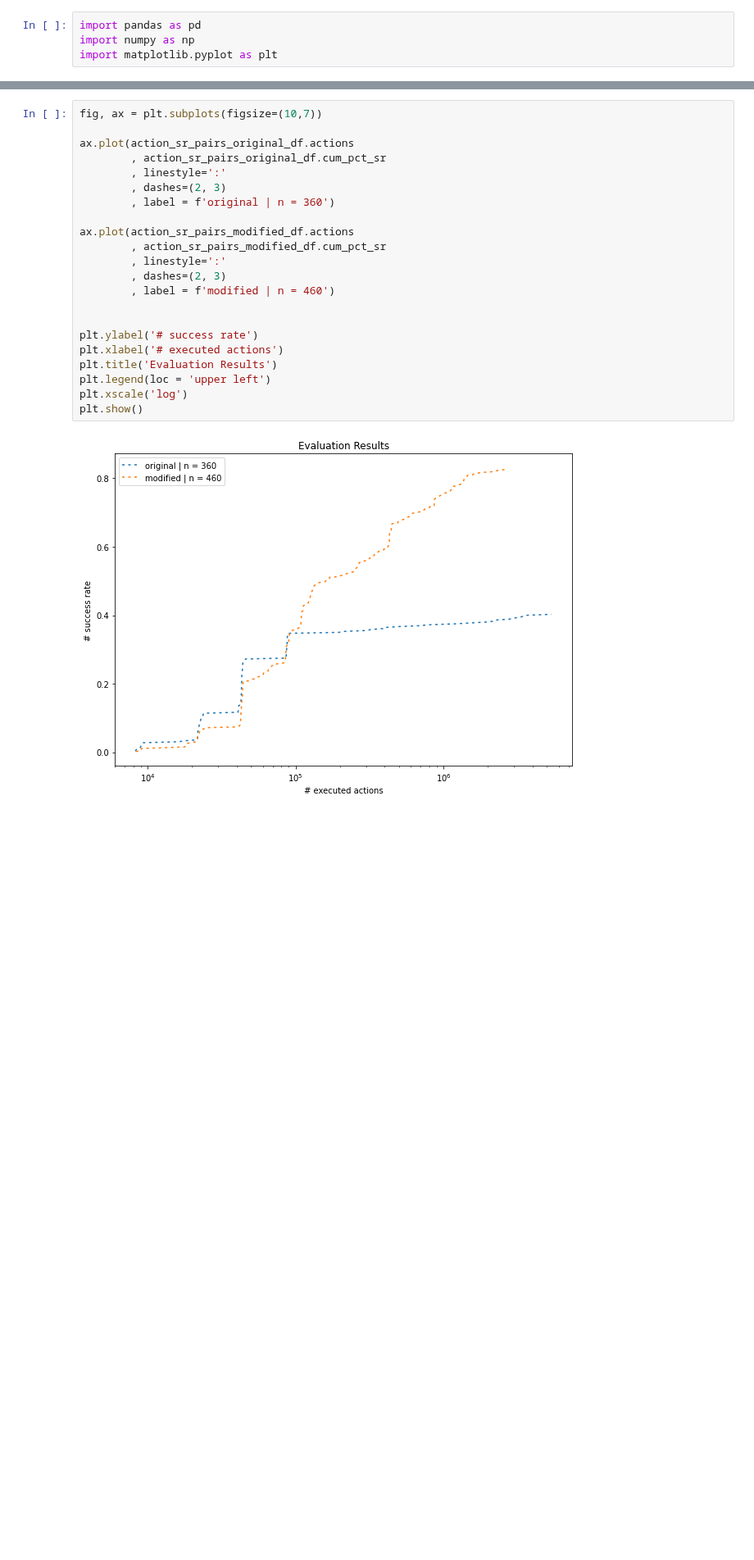
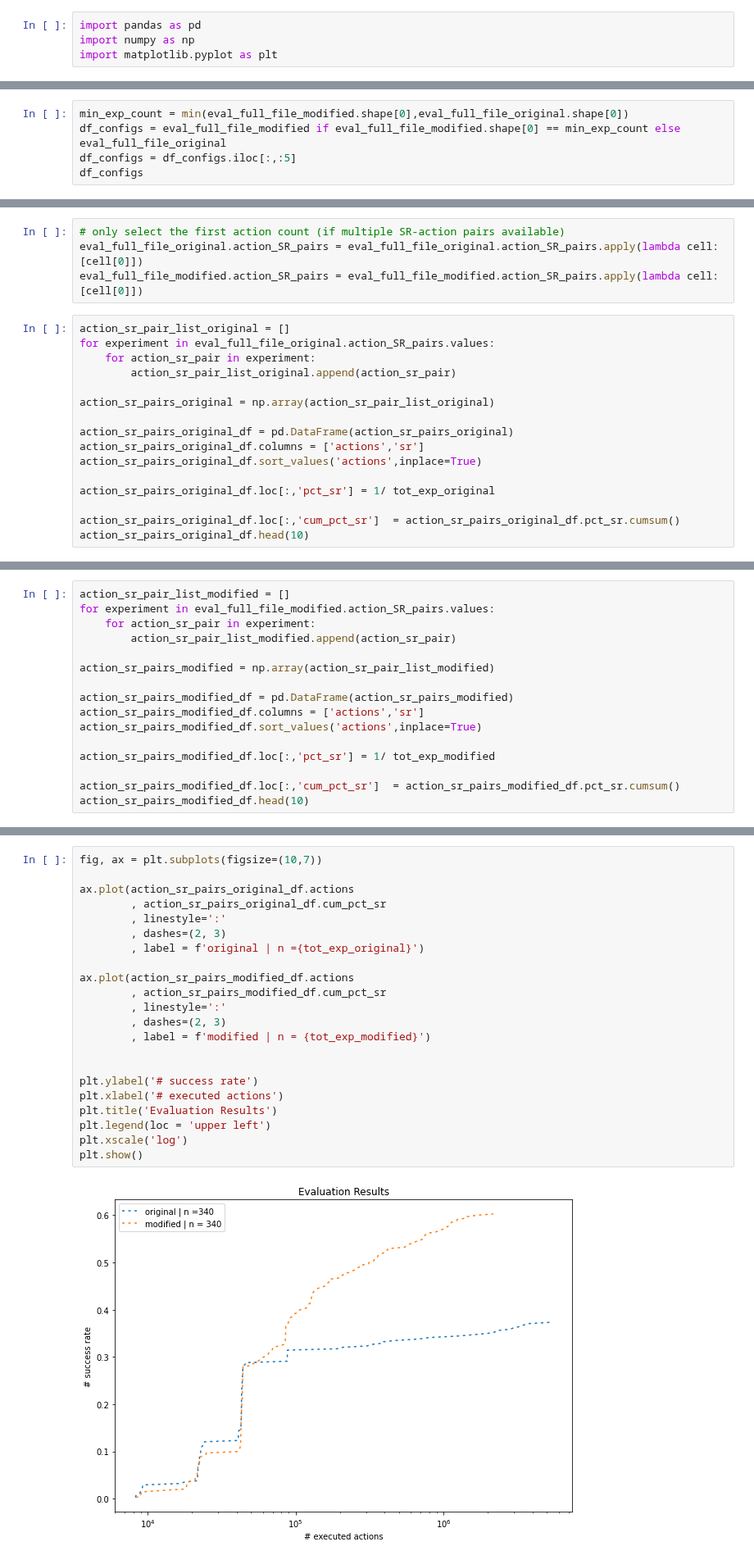
Before and after one commit to PandulaP/RL_Research, a Jupyter notebook: Pb_policy_iteration/cart_pole_modified_env/reproduce_FHCP_results/evaluation_results.ipynb, the cells around one changed output, grey strips where cells are left out. Shown at 82% size. Drawn from its saved outputs; the diff is of its cells as text; blank space fills up the shorter version.

Commit message:
updated evaluation plot: same experiment results for modified and original algorithms

```diff
--- a/Pb_policy_iteration/cart_pole_modified_env/reproduce_FHCP_results/evaluation_results.ipynb
+++ b/Pb_policy_iteration/cart_pole_modified_env/reproduce_FHCP_results/evaluation_results.ipynb
@@ -7,0 +81,5 @@ action_sr_pairs_modified_df = pd.read_csv('modified_algo/modified_algo_eval_data
+# %%
+min_exp_count = min(eval_full_file_modified.shape[0],eval_full_file_original.shape[0])
+df_configs = eval_full_file_modified if eval_full_file_modified.shape[0] == min_exp_count else eval_full_file_original
+df_configs = df_configs.iloc[:,:5]
+df_configs
@@ -7,0 +129,20 @@ action_sr_pairs_modified_df = pd.read_csv('modified_algo/modified_algo_eval_data
+# %%
+# only select the first action count (if multiple SR-action pairs available)
+eval_full_file_original.action_SR_pairs = eval_full_file_original.action_SR_pairs.apply(lambda cell: [cell[0]])
+eval_full_file_modified.action_SR_pairs = eval_full_file_modified.action_SR_pairs.apply(lambda cell: [cell[0]])
+# %%
+action_sr_pair_list_original = []
+for experiment in eval_full_file_original.action_SR_pairs.values:
+    for action_sr_pair in experiment:
+        action_sr_pair_list_original.append(action_sr_pair)
+
+action_sr_pairs_original = np.array(action_sr_pair_list_original)
+
+action_sr_pairs_original_df = pd.DataFrame(action_sr_pairs_original)
+action_sr_pairs_original_df.columns = ['actions','sr']
+action_sr_pairs_original_df.sort_values('actions',inplace=True)
+
+action_sr_pairs_original_df.loc[:,'pct_sr'] = 1/ tot_exp_original
+
+action_sr_pairs_original_df.loc[:,'cum_pct_sr']  = action_sr_pairs_original_df.pct_sr.cumsum()
+action_sr_pairs_original_df.head(10)
@@ -7,0 +161,16 @@ action_sr_pairs_modified_df = pd.read_csv('modified_algo/modified_algo_eval_data
+# %%
+action_sr_pair_list_modified = []
+for experiment in eval_full_file_modified.action_SR_pairs.values:
+    for action_sr_pair in experiment:
+        action_sr_pair_list_modified.append(action_sr_pair)
+
+action_sr_pairs_modified = np.array(action_sr_pair_list_modified)
+
+action_sr_pairs_modified_df = pd.DataFrame(action_sr_pairs_modified)
+action_sr_pairs_modified_df.columns = ['actions','sr']
+action_sr_pairs_modified_df.sort_values('actions',inplace=True)
+
+action_sr_pairs_modified_df.loc[:,'pct_sr'] = 1/ tot_exp_modified
+
+action_sr_pairs_modified_df.loc[:,'cum_pct_sr']  = action_sr_pairs_modified_df.pct_sr.cumsum()
+action_sr_pairs_modified_df.head(10)
@@ -8,24 +189,24 @@ action_sr_pairs_modified_df = pd.read_csv('modified_algo/modified_algo_eval_data
 # %%
 fig, ax = plt.subplots(figsize=(10,7))
 
 ax.plot(action_sr_pairs_original_df.actions
         , action_sr_pairs_original_df.cum_pct_sr
         , linestyle=':'
         , dashes=(2, 3)
-        , label = f'original | n = 360')
+        , label = f'original | n ={tot_exp_original}')
 
 ax.plot(action_sr_pairs_modified_df.actions
         , action_sr_pairs_modified_df.cum_pct_sr
         , linestyle=':'
         , dashes=(2, 3)
-        , label = f'modified | n = 460')
+        , label = f'modified | n = {tot_exp_modified}')
 
 
 plt.ylabel('# success rate')
 plt.xlabel('# executed actions')
 plt.title('Evaluation Results')
 plt.legend(loc = 'upper left')
 plt.xscale('log')
 plt.show()
 # %% [output]
-[figure, old version]
+[figure, new version]
```
Also changed, not shown: parts of 14 cells of this notebook.
